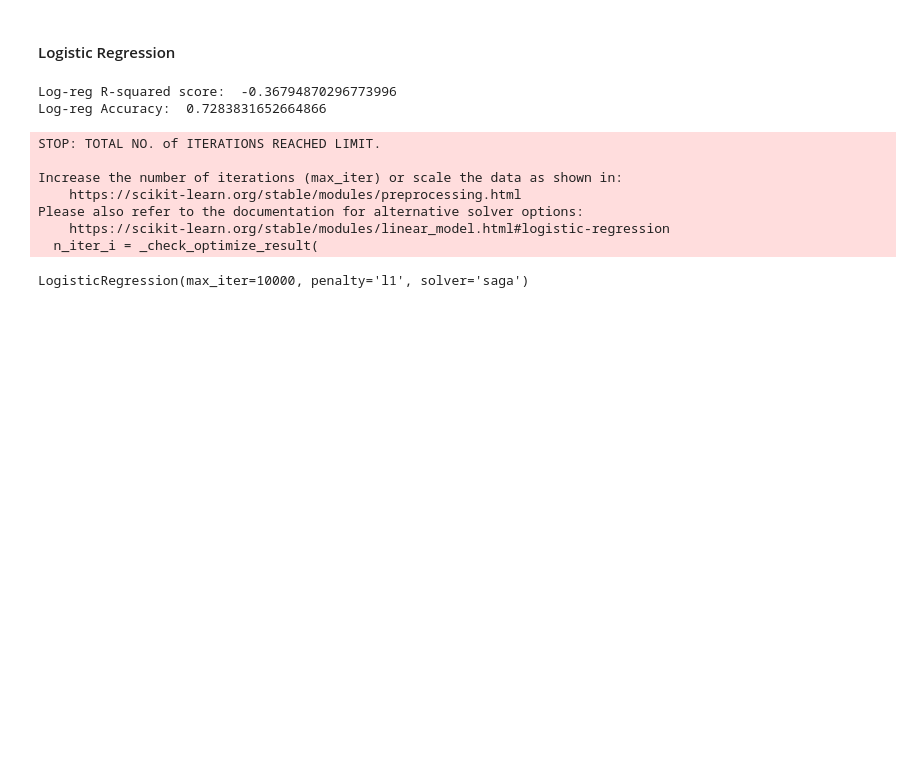
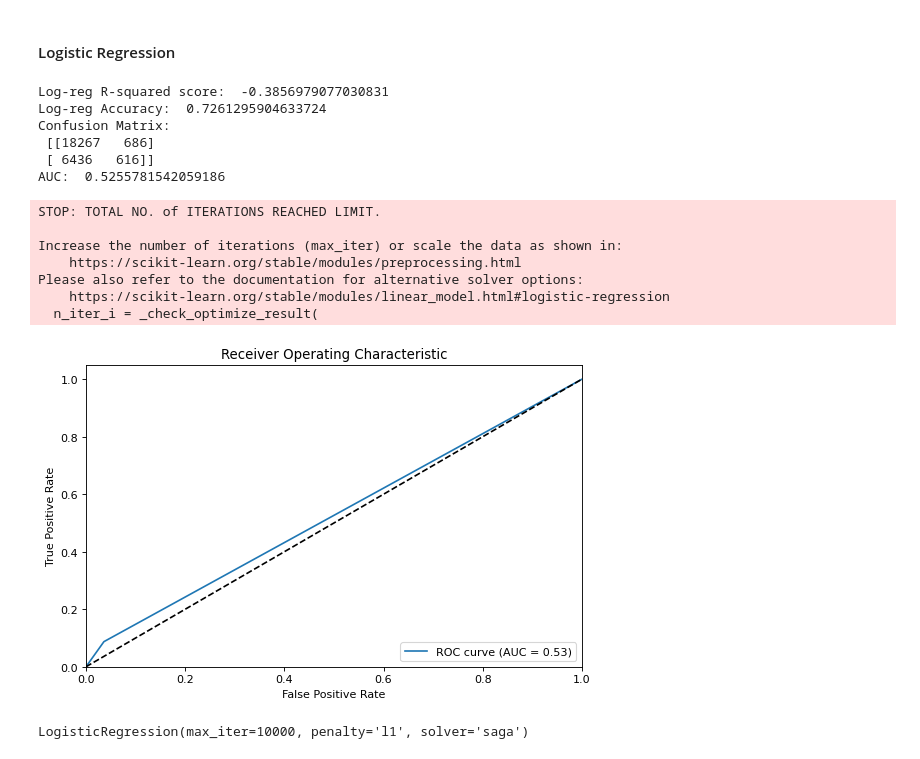
Before and after one commit to williamjones7/MachineLearningProj2, a Jupyter notebook: project2.ipynb, the cells around one changed output. Drawn from its saved outputs; the diff is of its cells as text; code cells hidden in the pictures; blank space fills up the shorter version.

```diff
--- a/project2.ipynb
+++ b/project2.ipynb
@@ -257,32 +257,39 @@ X_train, X_test, y_train, y_test = train_test_split(X, y, test_size=0.3, random_
 # %%
 from sklearn.linear_model import LogisticRegression
 from sklearn.metrics import r2_score
 from sklearn.metrics import accuracy_score
 
 # create a logistic regression model
 logreg = LogisticRegression()
 
 # fit the model to the data
 logreg.fit(X_train, y_train)
 
 # predict using logistic regression
 y_pred = logreg.predict(X_test)
 
 r2 = r2_score(y_test, y_pred)
 print('Log-reg R-squared score: ', r2)
 
 accuracy = accuracy_score(y_test, y_pred)
 print('Log-reg Accuracy: ', accuracy)
+
+eval(y_test, y_pred)
 # %% [output]
-Log-reg R-squared score:  -0.36794870296773996
-Log-reg Accuracy:  0.7283831652664866
+Log-reg R-squared score:  -0.3856979077030831
+Log-reg Accuracy:  0.7261295904633724
+Confusion Matrix:
+ [[18267   686]
+ [ 6436   616]]
+AUC:  0.5255781542059186
 STOP: TOTAL NO. of ITERATIONS REACHED LIMIT.
 
 Increase the number of iterations (max_iter) or scale the data as shown in:
     https://scikit-learn.org/stable/modules/preprocessing.html
 Please also refer to the documentation for alternative solver options:
     https://scikit-learn.org/stable/modules/linear_model.html#logistic-regression
   n_iter_i = _check_optimize_result(
+[figure, added]
 # %%
 from sklearn.linear_model import LogisticRegressionCV
 # Logistic regression: try lasso, ridge, elasticnet, backwards and forwards
```
Also changed, not shown: parts of 3 cells of this notebook.
